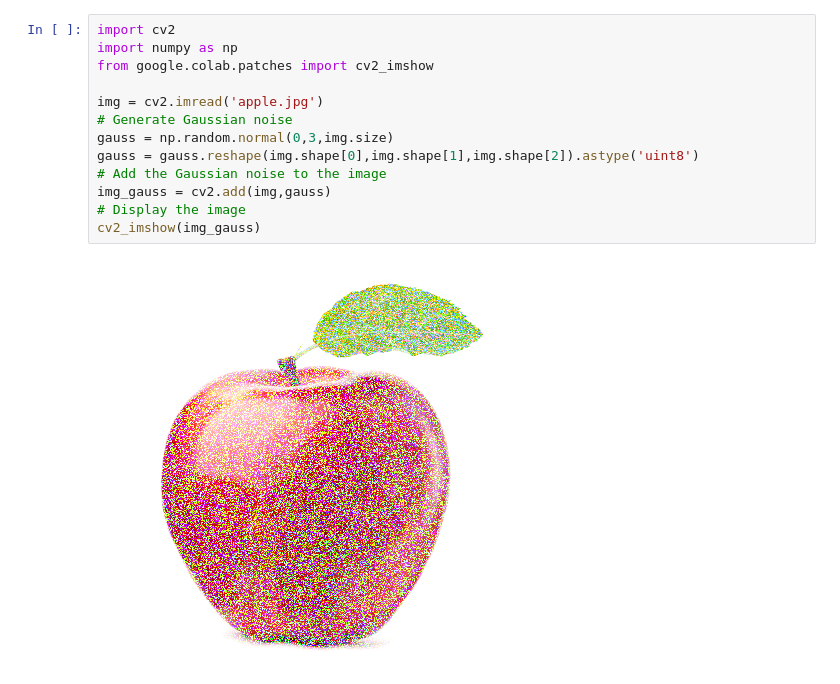
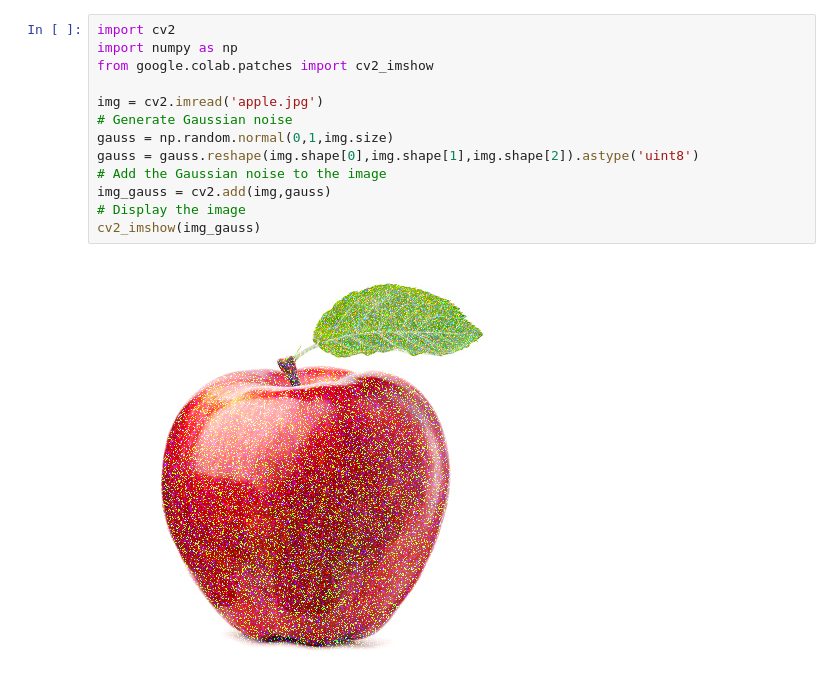
Before and after one commit to Javeria-Arif/GaussianFilters, a Jupyter notebook: Gaussian_Filter_Python.ipynb, the cells around one changed output. Drawn from its saved outputs; the diff is of its cells as text.

```diff
--- a/Gaussian_Filter_Python.ipynb
+++ b/Gaussian_Filter_Python.ipynb
@@ -3,18 +3,18 @@
 # %%
 import cv2
 import numpy as np
 from google.colab.patches import cv2_imshow
 
 img = cv2.imread('apple.jpg')
 # Generate Gaussian noise
-gauss = np.random.normal(0,3,img.size)
+gauss = np.random.normal(0,1,img.size)
 gauss = gauss.reshape(img.shape[0],img.shape[1],img.shape[2]).astype('uint8')
 # Add the Gaussian noise to the image
 img_gauss = cv2.add(img,gauss)
 # Display the image
 cv2_imshow(img_gauss)
 # %% [output]
-[figure, old version]
+[figure, new version]
 # %%
 import numpy as np
 import cv2
```
Also changed, not shown: parts of 1 cell of this notebook.
